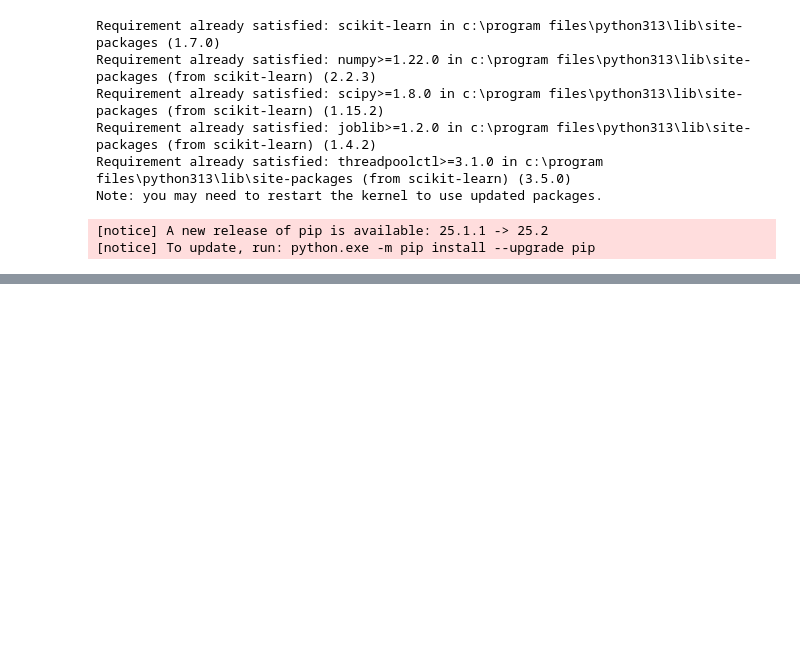
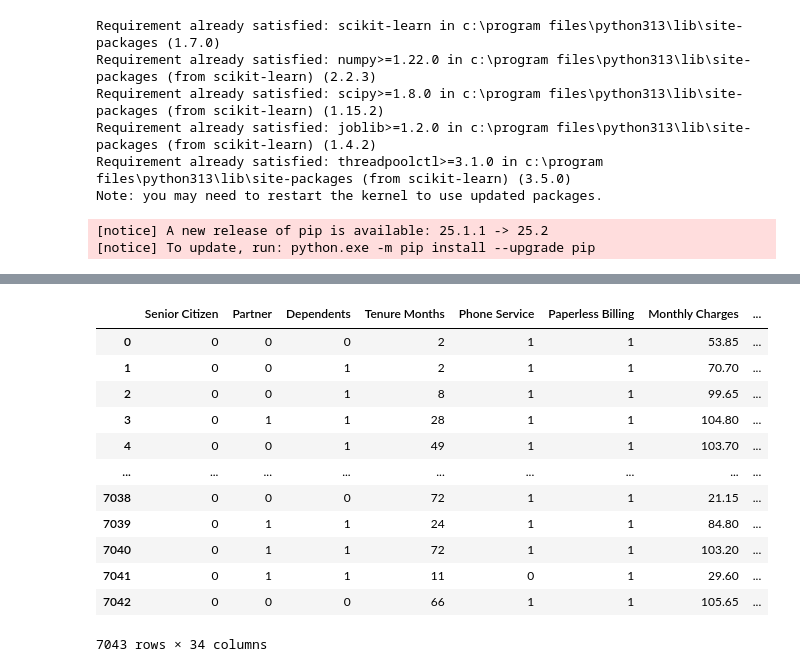
Before and after one commit to Avnish666/Telco-Customer-Churn, a Jupyter notebook: customerchurn.ipynb, the cells around one changed output, grey strips where cells are left out. Saved outputs shown, nothing was run; the diff lists cells and outputs as text; code cells hidden in the pictures; blank space fills up the shorter version.

```diff
--- a/customerchurn.ipynb
+++ b/customerchurn.ipynb
@@ -35,0 +64,21 @@ train_df
+# %%
+binary_cols = [col for col in df.columns if df[col].dropna().isin(['Yes', 'No']).all()]
+df[binary_cols] = df[binary_cols].replace({'Yes': 1, 'No': 0})
+# %%
+df = pd.get_dummies(df, drop_first=True)
+# %%
+df
+# %% [output]
+|  | Senior Citizen | Partner | Dependents | Tenure Months | Phone Service | Paperless Billing | Monthly Charges | ... |
+| 0 | 0 | 0 | 0 | 2 | 1 | 1 | 53.85 | ... |
+| 1 | 0 | 0 | 1 | 2 | 1 | 1 | 70.70 | ... |
+| 2 | 0 | 0 | 1 | 8 | 1 | 1 | 99.65 | ... |
+| 3 | 0 | 1 | 1 | 28 | 1 | 1 | 104.80 | ... |
+| 4 | 0 | 0 | 1 | 49 | 1 | 1 | 103.70 | ... |
+| ... | ... | ... | ... | ... | ... | ... | ... | ... |
+| 7038 | 0 | 0 | 0 | 72 | 1 | 1 | 21.15 | ... |
+| 7039 | 0 | 1 | 1 | 24 | 1 | 1 | 84.80 | ... |
+| 7040 | 0 | 1 | 1 | 72 | 1 | 1 | 103.20 | ... |
+| 7041 | 0 | 1 | 1 | 11 | 0 | 1 | 29.60 | ... |
+| 7042 | 0 | 0 | 0 | 66 | 1 | 1 | 105.65 | ... |
+7043 rows × 34 columns
```
Also changed, not shown: parts of 15 cells of this notebook.
